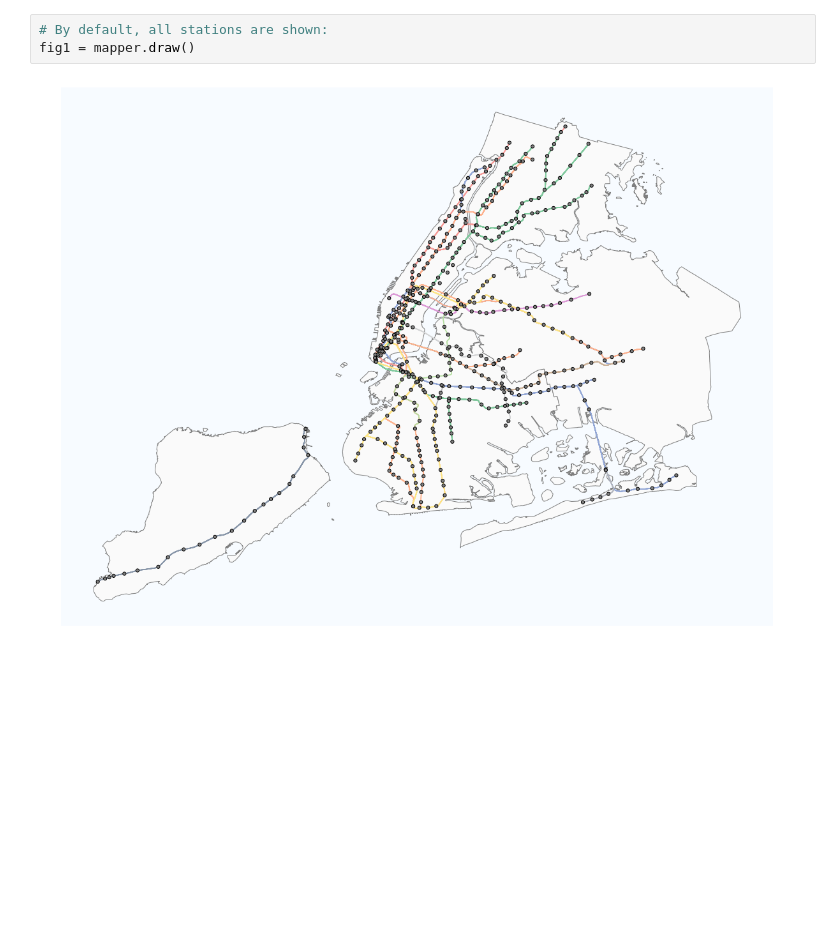
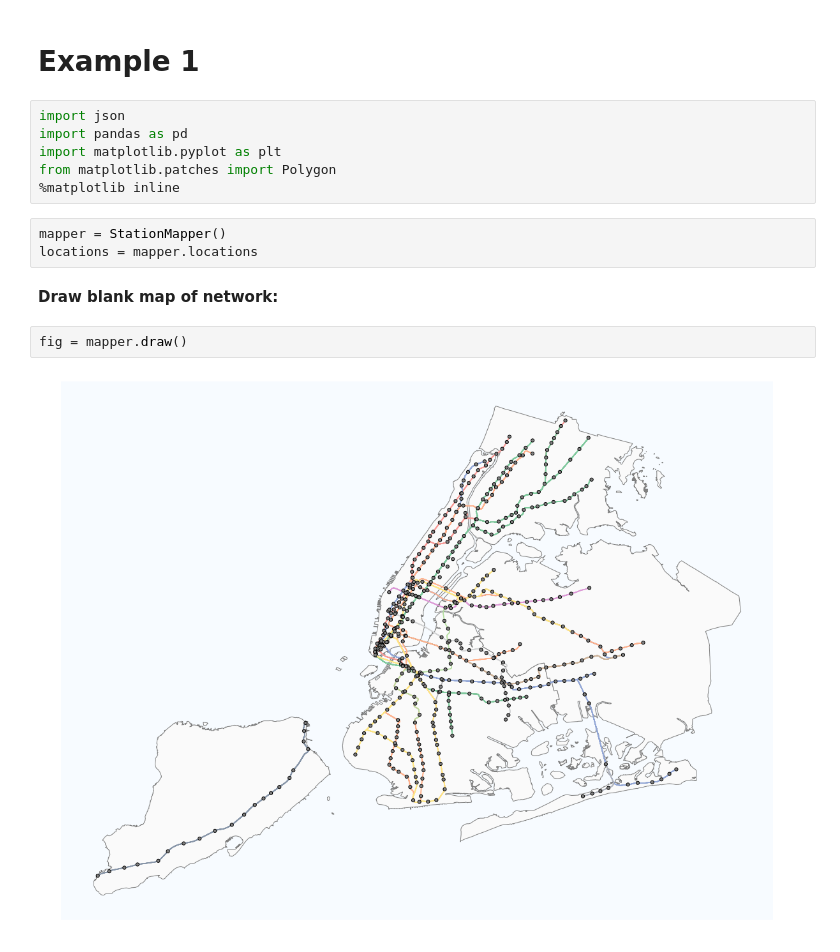
Before and after one commit to gpestre/nyctviz, a Jupyter notebook: example.ipynb, the cells around one changed output. Saved outputs shown, nothing was run; the diff lists cells and outputs as text; blank space fills up the shorter version.

Commit message:
Update examples.

```diff
--- a/example.ipynb
+++ b/example.ipynb
@@ -27,5 +23,17 @@ mapper = StationMapper()
-# %%
-# By default, all stations are shown:
-fig1 = mapper.draw()
-# %% [output]
-[figure, removed]
+# %% [markdown]
+# Example 1
+# %%
+import json
+import pandas as pd
+import matplotlib.pyplot as plt
+from matplotlib.patches import Polygon
+%matplotlib inline
+# %%
+mapper = StationMapper()
+locations = mapper.locations
+# %% [markdown]
+**Draw blank map of network:**
+# %%
+fig = mapper.draw()
+# %% [output]
+[figure, added]
```
Also changed, not shown: parts of 11 cells of this notebook.
